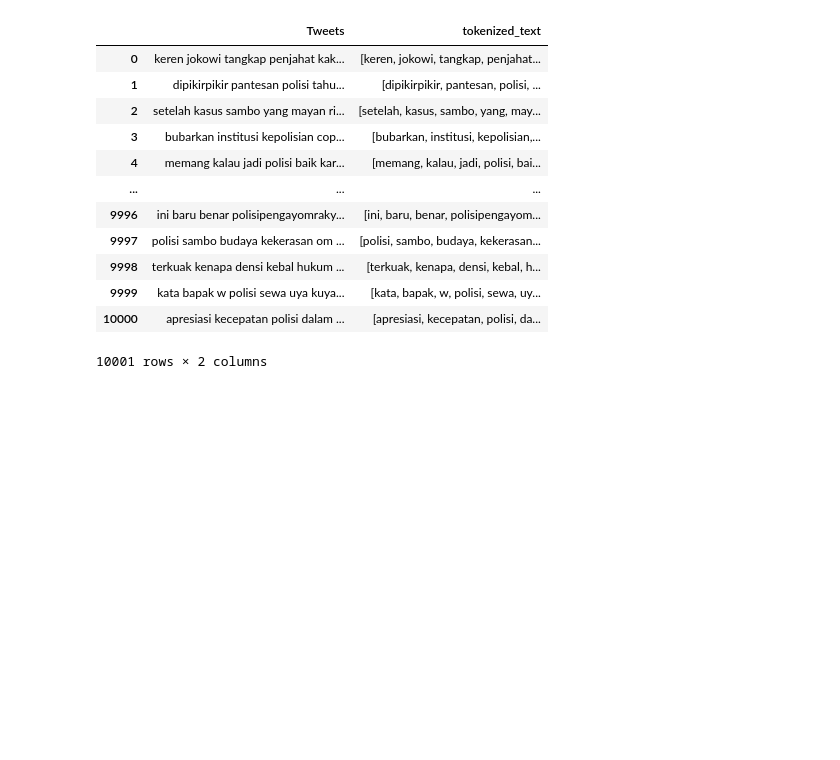
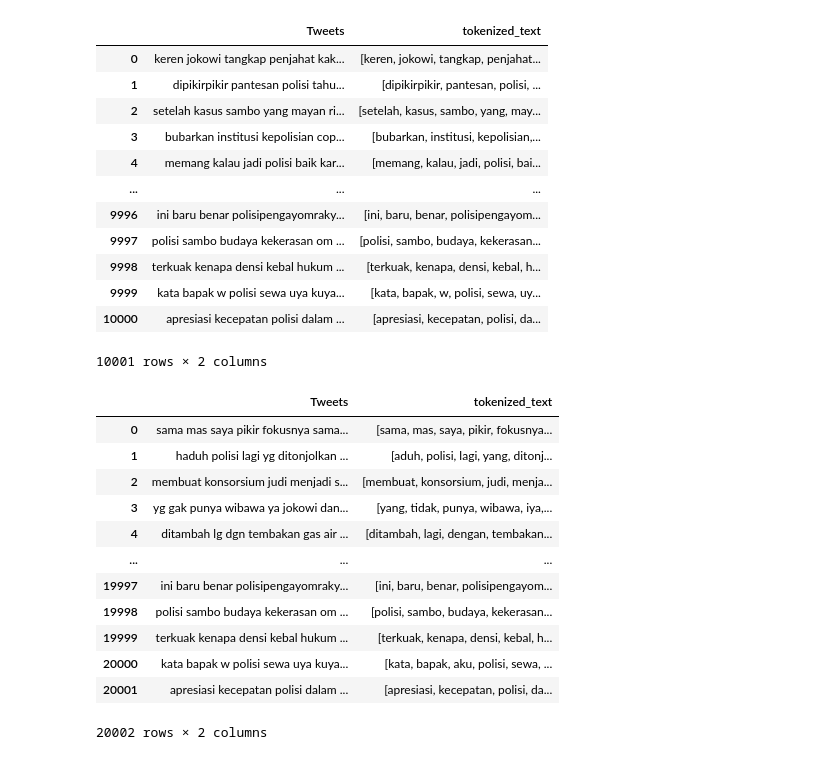
Before and after one commit to raisilhamn/data-mining, a Jupyter notebook: twitter_scraping.ipynb, the cells around one changed output. Cells and saved outputs as stored; diff of their text form; code cells hidden in the pictures; blank space fills up the shorter version.

```diff
--- a/twitter_scraping.ipynb
+++ b/twitter_scraping.ipynb
@@ -185,6 +185,25 @@ def normalized_term(document):
 
 df1_clean['tokenized_text'] = df1_clean['tokenized_text'].apply(normalized_term)
 df2_clean['tokenized_text'] = df2_clean['tokenized_text'].apply(normalized_term)
+# %%
+frames = [df1_clean, df2_clean]
+data = pd.concat(frames, ignore_index=True, sort=False)
+
+data
+# %% [output]
+|  | Tweets | tokenized_text |
+| 0 | sama mas saya pikir fokusnya sama... | [sama, mas, saya, pikir, fokusnya... |
+| 1 | haduh polisi lagi yg ditonjolkan ... | [aduh, polisi, lagi, yang, ditonj... |
+| 2 | membuat konsorsium judi menjadi s... | [membuat, konsorsium, judi, menja... |
+| 3 | yg gak punya wibawa ya jokowi dan... | [yang, tidak, punya, wibawa, iya,... |
+| 4 | ditambah lg dgn tembakan gas air ... | [ditambah, lagi, dengan, tembakan... |
+| ... | ... | ... |
+| 19997 | ini baru benar polisipengayomraky... | [ini, baru, benar, polisipengayom... |
+| 19998 | polisi sambo budaya kekerasan om ... | [polisi, sambo, budaya, kekerasan... |
+| 19999 | terkuak kenapa densi kebal hukum ... | [terkuak, kenapa, densi, kebal, h... |
+| 20000 | kata bapak w polisi sewa uya kuya... | [kata, bapak, aku, polisi, sewa, ... |
+| 20001 | apresiasi kecepatan polisi dalam ... | [apresiasi, kecepatan, polisi, da... |
+20002 rows × 2 columns
 # %%
 # Stemming
 # import Sastrawi package
```
Also changed, not shown: parts of 4 cells of this notebook, 1 other file.
